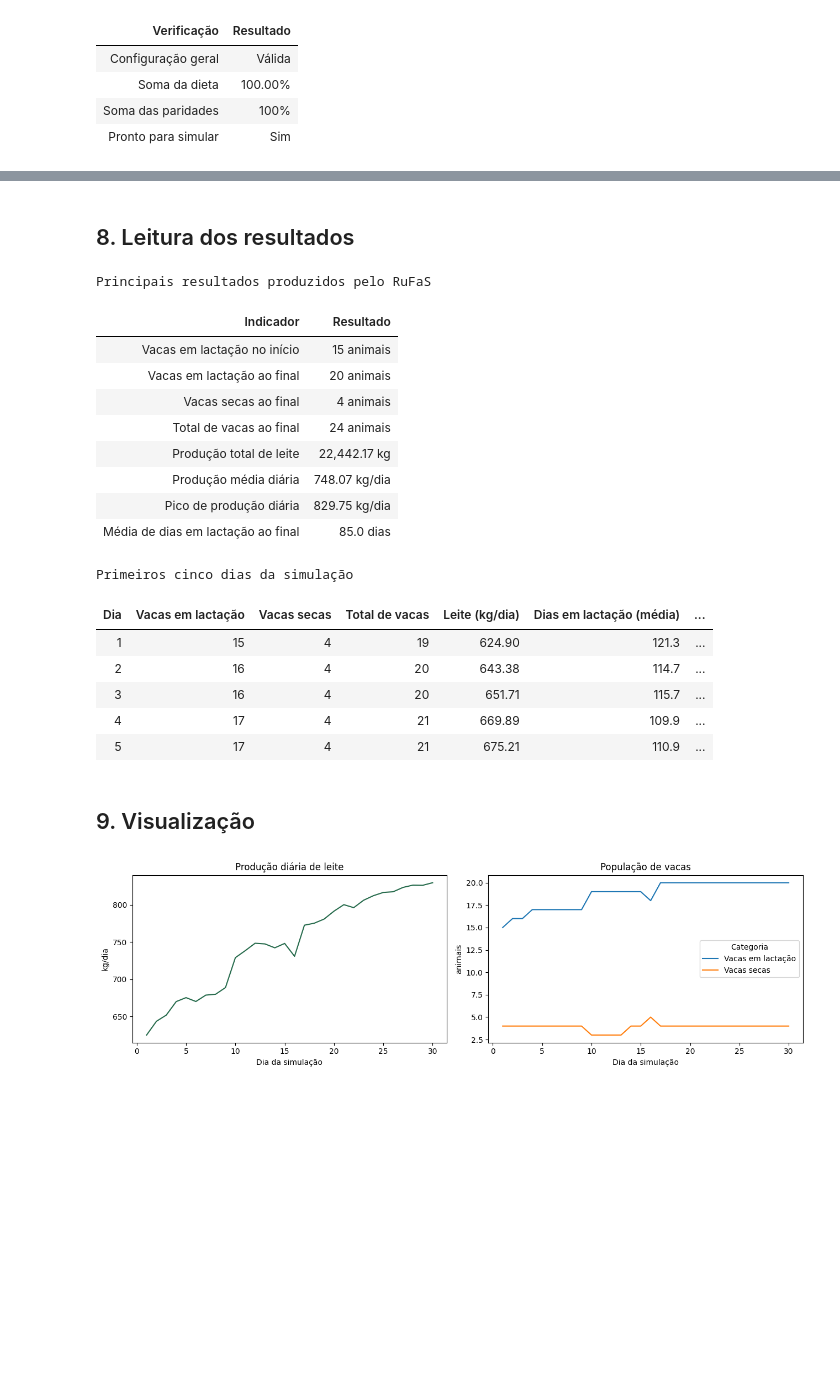
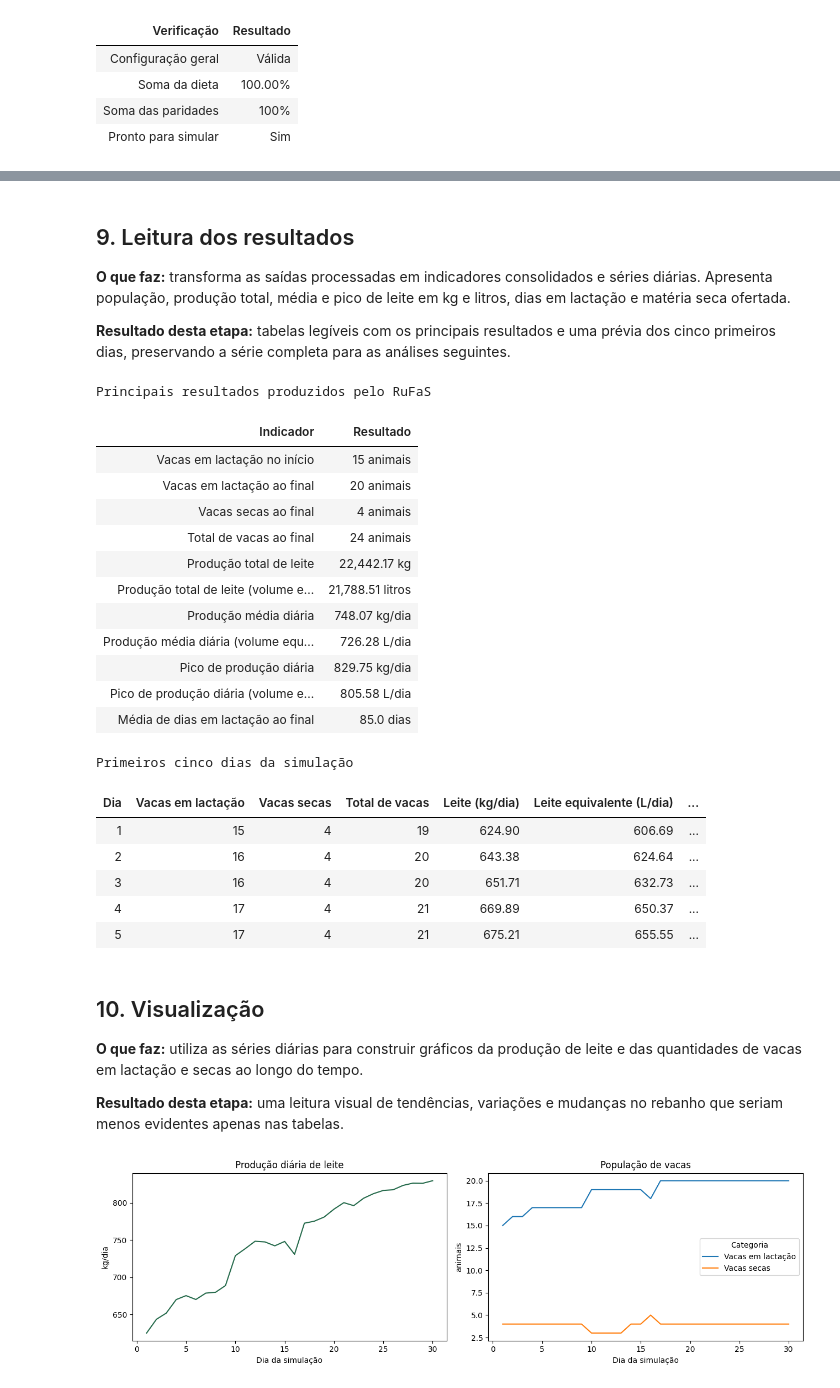
Before and after one commit to rogeriodosanjos/trabalho-de-otimizacao, a Jupyter notebook: notebooks/01_primeira_simulacao.ipynb, the cells around one changed output, grey strips where cells are left out. Drawn from its saved outputs; the diff is of its cells as text; code cells hidden in the pictures; blank space fills up the shorter version.

```diff
--- a/notebooks/01_primeira_simulacao.ipynb
+++ b/notebooks/01_primeira_simulacao.ipynb
@@ -189,16 +295,33 @@ O preço do leite não é uma saída do RuFaS nesta execução. Ele é uma hipó
 # %%
+# BLOCO 1 — Premissas econômicas externas ao RuFaS
+# O preço do leite não é sorteado nem calculado pela simulação. Ele é uma
+# hipótese informada pelo usuário para transformar a produção em receita.
 reference.economics = EconomicConfig(
-    milk_price_usd_per_kg=0.45,
+    # Valor comercial informado pelo usuário.
+    milk_price=0.45,
+    # Opções: `per_kg` para preço por kg ou `per_liter` para preço por litro.
+    milk_price_unit='per_liter',
+    # Usada somente quando é necessário converter litros para kg.
+    milk_density_kg_per_liter=1.03,
     milk_price_source=(
         'Hipótese didática; confirmar fonte, região e data antes da análise final'
     ),
     currency='USD',
 )
+
+# BLOCO 2 — Organização das premissas em uma tabela de conferência
+unit_labels = {'per_kg': 'por kg', 'per_liter': 'por litro'}
+input_unit_symbol = 'kg' if reference.economics.milk_price_unit == 'per_kg' else 'L'
 economic_inputs = pd.DataFrame([
-    ('Preço do leite', f'{reference.economics.milk_price_usd_per_kg:.2f} {reference.economics.currency}/kg'),
+    ('Preço informado', f'{reference.economics.milk_price:.2f} {reference.economics.currency}/{input_unit_symbol}'),
+    ('Unidade selecionada', unit_labels[reference.economics.milk_price_unit]),
     ('Moeda', reference.economics.currency),
+    ('Densidade adotada', f'{reference.economics.milk_density_kg_per_liter:.3f} kg/L'),
+    ('Preço normalizado para o RuFaS', f'{reference.economics.milk_price_per_kg:.4f} {reference.economics.currency}/kg'),
     ('Origem do preço', reference.economics.milk_price_source),
 ], columns=['Parâmetro econômico', 'Valor'])
+
+# BLOCO 3 — Apresentação das premissas que serão usadas após a simulação
 show_table(economic_inputs, 'Premissas econômicas')
 # %% [output]
 Premissas econômicas
@@ -252,66 +508,96 @@ Execução do RuFaS
 # %% [markdown]
-## 8. Leitura dos resultados
+## 9. Leitura dos resultados
+
+**O que faz:** transforma as saídas processadas em indicadores consolidados e séries diárias. Apresenta população, produção total, média e pico de leite em kg e litros, dias em lactação e matéria seca ofertada.
+
+**Resultado desta etapa:** tabelas legíveis com os principais resultados e uma prévia dos cinco primeiros dias, preservando a série completa para as análises seguintes.
 # %%
+# BLOCO 1 — Separação das séries diárias e das métricas consolidadas
+# `series` possui uma linha por dia; `metrics` contém totais, médias e valores
+# iniciais ou finais já calculados pelo módulo de processamento. A densidade
+# permite apresentar também o volume equivalente: litros = kg ÷ kg/L.
 reference_series = pd.DataFrame(reference_result['series'])
 metrics = reference_result['metrics']
+milk_density = reference.economics.milk_density_kg_per_liter
+
+# BLOCO 2 — Tabela com os principais indicadores da execução
 metrics_summary = pd.DataFrame([
     ('Vacas em lactação no início', f"{metrics['initial_lactating_cows']:.0f} animais"),
     ('Vacas em lactação ao final', f"{metrics['final_lactating_cows']:.0f} animais"),
     ('Vacas secas ao final', f"{metrics['final_dry_cows']:.0f} animais"),
     ('Total de vacas ao final', f"{metrics['final_total_cows']:.0f} animais"),
     ('Produção total de leite', f"{metrics['total_milk_kg']:,.2f} kg"),
+    ('Produção total de leite (volume equivalente)', f"{metrics['total_milk_kg'] / milk_density:,.2f} litros"),
     ('Produção média diária', f"{metrics['average_daily_milk_kg']:,.2f} kg/dia"),
+    ('Produção média diária (volume equivalente)', f"{metrics['average_daily_milk_kg'] / milk_density:,.2f} L/dia"),
     ('Pico de produção diária', f"{metrics['peak_daily_milk_kg']:,.2f} kg/dia"),
+    ('Pico de produção diária (volume equivalente)', f"{metrics['peak_daily_milk_kg'] / milk_density:,.2f} L/dia"),
     ('Média de dias em lactação ao final', f"{metrics['final_avg_days_in_milk']:.1f} dias"),
 ], columns=['Indicador', 'Resultado'])
 show_table(metrics_summary, 'Principais resultados produzidos pelo RuFaS')
 
+# BLOCO 3 — Preparação de uma amostra da evolução diária
+# A dieta diária vem separada por ingrediente. A função `lambda` soma esses
+# valores para obter o total de matéria seca ofertada às vacas em lactação.
 daily_preview = reference_series.assign(
+    milk_liters=reference_series['milk_kg'] / milk_density,
     total_feed_kg_dm=reference_series['lactating_feed_kg_dm'].map(
         lambda feeds: sum(feeds.values())
     )
 )[[
     'day', 'lactating_cows', 'dry_cows', 'total_cows',
-    'milk_kg', 'avg_days_in_milk', 'total_feed_kg_dm',
+    'milk_kg', 'milk_liters', 'avg_days_in_milk', 'total_feed_kg_dm',
 ]].rename(columns={
     'day': 'Dia',
     'lactating_cows': 'Vacas em lactação',
     'dry_cows': 'Vacas secas',
     'total_cows': 'Total de vacas',
     'milk_kg': 'Leite (kg/dia)',
+    'milk_liters': 'Leite equivalente (L/dia)',
     'avg_days_in_milk': 'Dias em lactação (média)',
     'total_feed_kg_dm': 'Dieta ofertada (kg MS/dia)',
 })
+
+# BLOCO 4 — Formatação e apresentação dos cinco primeiros dias
+# `head()` limita a prévia sem apagar os outros dias de `reference_series`.
 daily_style = (
     daily_preview.head().style
     .hide(axis='index')
     .set_caption('Primeiros cinco dias da simulação')
     .set_table_styles(TABLE_STYLES)
     .format({
         'Vacas em lactação': '{:.0f}', 'Vacas secas': '{:.0f}', 'Total de vacas': '{:.0f}',
-        'Leite (kg/dia)': '{:,.2f}', 'Dias em lactação (média)': '{:.1f}',
+        'Leite (kg/dia)': '{:,.2f}', 'Leite equivalente (L/dia)': '{:,.2f}',
+        'Dias em lactação (média)': '{:.1f}',
         'Dieta ofertada (kg MS/dia)': '{:,.2f}',
     })
 )
 display(daily_style)
 # %% [output]
 Principais resultados produzidos pelo RuFaS
 | Indicador | Resultado |
 | Vacas em lactação no início | 15 animais |
 | Vacas em lactação ao final | 20 animais |
 | Vacas secas ao final | 4 animais |
 | Total de vacas ao final | 24 animais |
 | Produção total de leite | 22,442.17 kg |
+| Produção total de leite (volume e... | 21,788.51 litros |
 | Produção média diária | 748.07 kg/dia |
+| Produção média diária (volume equ... | 726.28 L/dia |
 | Pico de produção diária | 829.75 kg/dia |
+| Pico de produção diária (volume e... | 805.58 L/dia |
 | Média de dias em lactação ao final | 85.0 dias |
 Primeiros cinco dias da simulação
-| Dia | Vacas em lactação | Vacas secas | Total de vacas | Leite (kg/dia) | Dias em lactação (média) | ... |
-| 1 | 15 | 4 | 19 | 624.90 | 121.3 | ... |
-| 2 | 16 | 4 | 20 | 643.38 | 114.7 | ... |
-| 3 | 16 | 4 | 20 | 651.71 | 115.7 | ... |
-| 4 | 17 | 4 | 21 | 669.89 | 109.9 | ... |
-| 5 | 17 | 4 | 21 | 675.21 | 110.9 | ... |
+| Dia | Vacas em lactação | Vacas secas | Total de vacas | Leite (kg/dia) | Leite equivalente (L/dia) | ... |
+| 1 | 15 | 4 | 19 | 624.90 | 606.69 | ... |
+| 2 | 16 | 4 | 20 | 643.38 | 624.64 | ... |
+| 3 | 16 | 4 | 20 | 651.71 | 632.73 | ... |
+| 4 | 17 | 4 | 21 | 669.89 | 650.37 | ... |
+| 5 | 17 | 4 | 21 | 675.21 | 655.55 | ... |
 # %% [markdown]
-## 9. Visualização
+## 10. Visualização
+
+**O que faz:** utiliza as séries diárias para construir gráficos da produção de leite e das quantidades de vacas em lactação e secas ao longo do tempo.
+
+**Resultado desta etapa:** uma leitura visual de tendências, variações e mudanças no rebanho que seriam menos evidentes apenas nas tabelas.
 # %%
```
Also changed, not shown: parts of 24 cells of this notebook, 28 other files.
